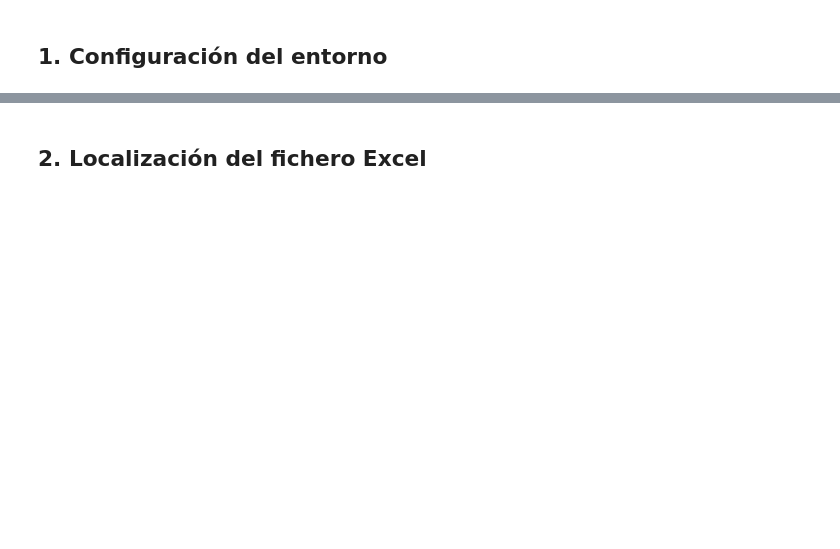
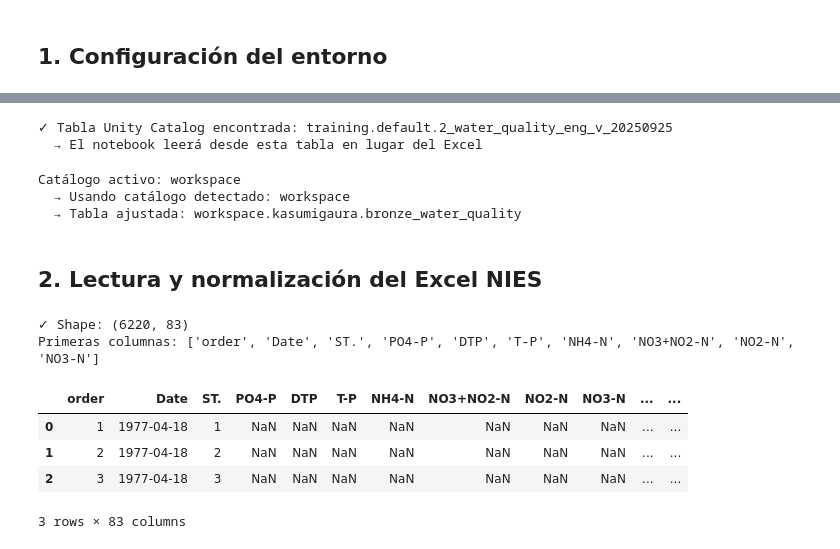
Before and after one commit to Kath2708/kasumigaura-lakehouse-poc, a Jupyter notebook: notebooks/01_bronze_ingesta.ipynb, the cells around one changed output, grey strips where cells are left out. Drawn from its saved outputs; the diff is of its cells as text; code cells hidden in the pictures; blank space fills up the shorter version.

```diff
--- a/notebooks/01_bronze_ingesta.ipynb
+++ b/notebooks/01_bronze_ingesta.ipynb
@@ -45,2 +53,41 @@ print(f"Versión NIES  : {DATASET_VERSION}")
+# %%
+# Celda 2 — Verificar accesibilidad del fichero NIES en DBFS
+import os
+
+dbfs_path = NIES_EXCEL_PATH.replace("/FileStore", "/dbfs/FileStore")
+UC_SOURCE_TABLE = "training.default.2_water_quality_eng_v_20250925"
+USE_UC_TABLE = False
+
+if os.path.exists(dbfs_path):
+    size_mb = os.path.getsize(dbfs_path) / 1_048_576
+    print(f"✓ Fichero Excel encontrado en DBFS: {dbfs_path}")
+    print(f"  Tamaño: {size_mb:.2f} MB")
+else:
+    try:
+        spark.table(UC_SOURCE_TABLE).limit(1).collect()
+        USE_UC_TABLE = True
+        print(f"✓ Tabla Unity Catalog encontrada: {UC_SOURCE_TABLE}")
+        print(f"  → El notebook leerá desde esta tabla en lugar del Excel")
+    except Exception as e:
+        raise FileNotFoundError(f"No se encontró el dataset NIES: {e}")
+# %% [output]
+✓ Tabla Unity Catalog encontrada: training.default.2_water_quality_eng_v_20250925
+  → El notebook leerá desde esta tabla en lugar del Excel
+# %%
+# Celda 3 — Detectar catálogo Unity Catalog activo
+try:
+    active_catalog = spark.sql("SELECT current_catalog()").collect()[0][0]
+    print(f"Catálogo activo: {active_catalog}")
+    if active_catalog != CATALOG:
+        print(f"  → Usando catálogo detectado: {active_catalog}")
+        CATALOG = active_catalog
+        TABLE_BRONZE = f"{CATALOG}.{SCHEMA}.bronze_water_quality"
+        print(f"  → Tabla ajustada: {TABLE_BRONZE}")
+except Exception as e:
+    print(f"No se puede detectar catálogo ({e}). Usando: {CATALOG}")
+# %% [output]
+Catálogo activo: workspace
+  → Usando catálogo detectado: workspace
+  → Tabla ajustada: workspace.kasumigaura.bronze_water_quality
 # %% [markdown]
-## 2. Localización del fichero Excel
+## 2. Lectura y normalización del Excel NIES
@@ -99,0 +94,19 @@ if EXCEL_PATH is None:
+# %%
+# Celda 4 — Leer el dataset NIES
+import os
+import pandas as pd
+
+EXCEL_PATH = "/Workspace/Users/kathianagarcia27@gmail.com/kasumigaura-lakehouse-poc/data/2_water quality_eng_v20250925.xlsx"
+
+df_pandas = pd.read_excel(EXCEL_PATH, sheet_name="water quality", header=0, engine="openpyxl")
+print(f"✓ Shape: {df_pandas.shape}")
+print(f"Primeras columnas: {list(df_pandas.columns[:10])}")
+df_pandas.head(3)
+# %% [output]
+✓ Shape: (6220, 83)
+Primeras columnas: ['order', 'Date', 'ST.', 'PO4-P', 'DTP', 'T-P', 'NH4-N', 'NO3+NO2-N', 'NO2-N', 'NO3-N']
+|  | order | Date | ST. | PO4-P | DTP | T-P | NH4-N | NO3+NO2-N | NO2-N | NO3-N | ... | ... |
+| 0 | 1 | 1977-04-18 | 1 | NaN | NaN | NaN | NaN | NaN | NaN | NaN | ... | ... |
+| 1 | 2 | 1977-04-18 | 2 | NaN | NaN | NaN | NaN | NaN | NaN | NaN | ... | ... |
+| 2 | 3 | 1977-04-18 | 3 | NaN | NaN | NaN | NaN | NaN | NaN | NaN | ... | ... |
+3 rows × 83 columns
```
Also changed, not shown: parts of 17 cells of this notebook, 2 other files.
